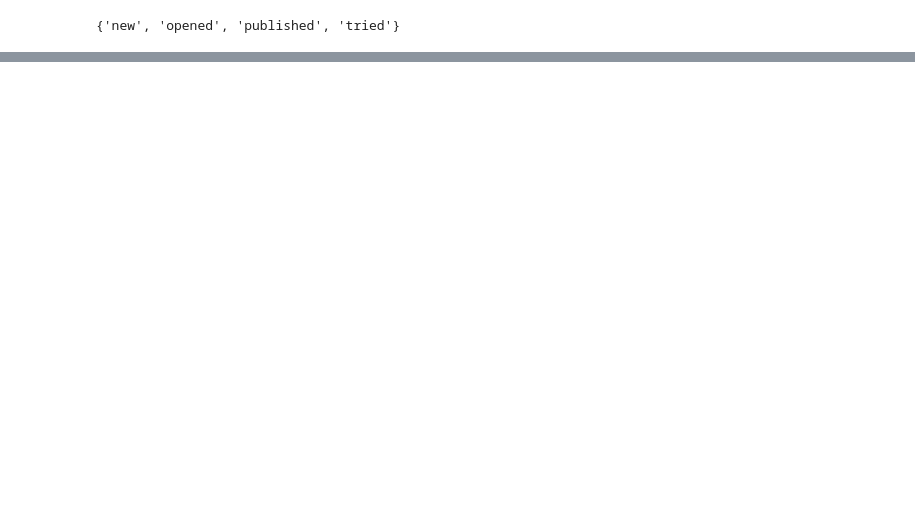
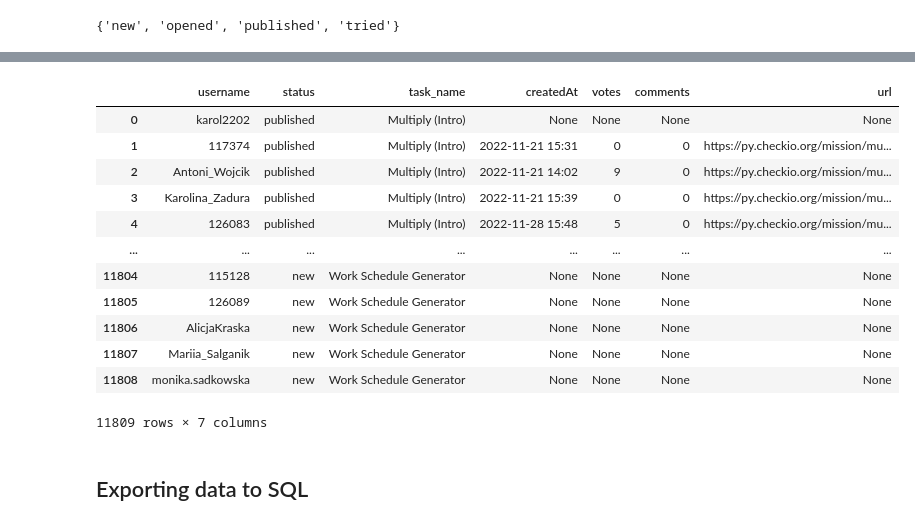
Before and after one commit to Nemczek/checkio_database, a Jupyter notebook: pyCheckio_class_database.ipynb, the cells around one changed output, grey strips where cells are left out. Saved outputs shown, nothing was run; the diff lists cells and outputs as text; code cells hidden in the pictures; blank space fills up the shorter version.

```diff
--- a/pyCheckio_class_database.ipynb
+++ b/pyCheckio_class_database.ipynb
@@ -196,0 +210,22 @@ task_data
+# %%
+# Convert to pandas data frame
+entry_df = pd.DataFrame(list_of_entries, columns=['username', 'status',
+                                                  'task_name', 'createdAt',
+                                                  'votes', 'comments', 'url'])
+entry_df
+# %% [output]
+|  | username | status | task_name | createdAt | votes | comments | url |
+| 0 | karol2202 | published | Multiply (Intro) | None | None | None | None |
+| 1 | 117374 | published | Multiply (Intro) | 2022-11-21 15:31 | 0 | 0 | https://py.checkio.org/mission/mu... |
+| 2 | Antoni_Wojcik | published | Multiply (Intro) | 2022-11-21 14:02 | 9 | 0 | https://py.checkio.org/mission/mu... |
+| 3 | Karolina_Zadura | published | Multiply (Intro) | 2022-11-21 15:39 | 0 | 0 | https://py.checkio.org/mission/mu... |
+| 4 | 126083 | published | Multiply (Intro) | 2022-11-28 15:48 | 5 | 0 | https://py.checkio.org/mission/mu... |
+| ... | ... | ... | ... | ... | ... | ... | ... |
+| 11804 | 115128 | new | Work Schedule Generator | None | None | None | None |
+| 11805 | 126089 | new | Work Schedule Generator | None | None | None | None |
+| 11806 | AlicjaKraska | new | Work Schedule Generator | None | None | None | None |
+| 11807 | Mariia_Salganik | new | Work Schedule Generator | None | None | None | None |
+| 11808 | monika.sadkowska | new | Work Schedule Generator | None | None | None | None |
+11809 rows × 7 columns
+# %% [markdown]
+## Exporting data to SQL
```
Also changed, not shown: parts of 17 cells of this notebook.
